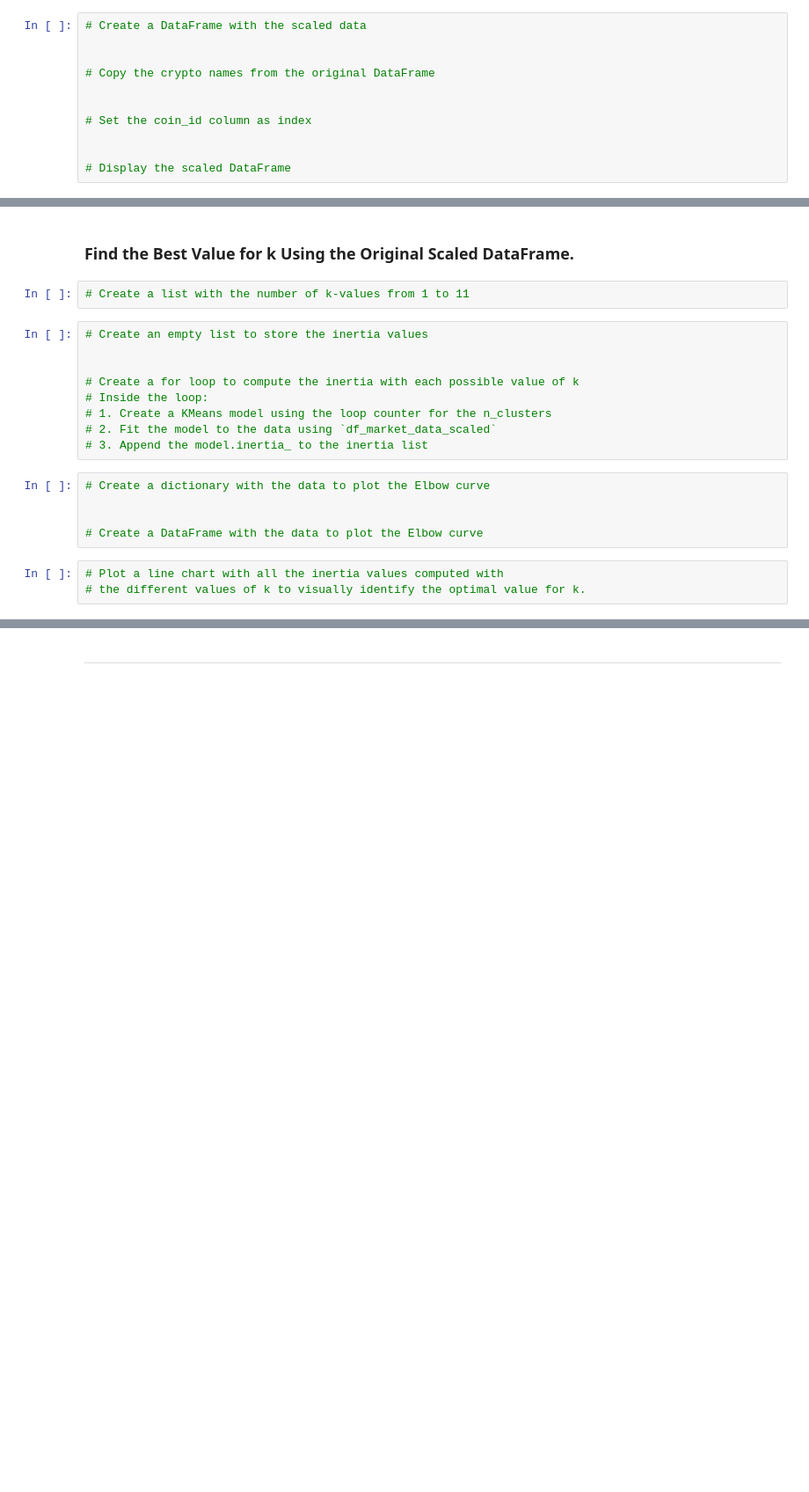
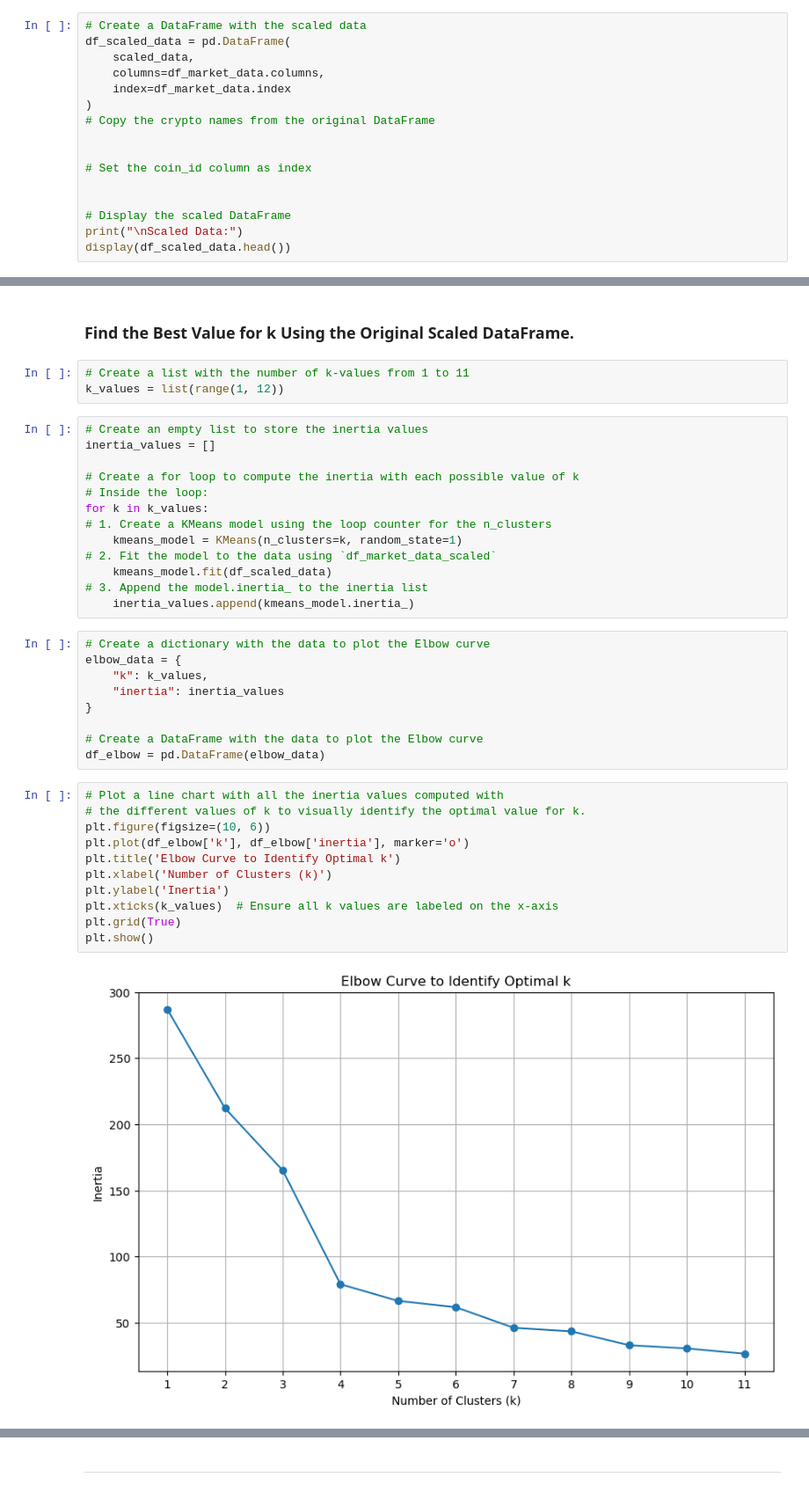
Before and after one commit to KendallBurkett/UT_Module_19, a Jupyter notebook: Crypto_Clustering.ipynb, the cells around one changed output, grey strips where cells are left out. Shown at 88% size. Cells and saved outputs as stored; diff of their text form; blank space fills up the shorter version.

```diff
--- a/Crypto_Clustering.ipynb
+++ b/Crypto_Clustering.ipynb
@@ -61,7 +64,10 @@ df_market_data.hvplot.line(
 # %%
 # Create a DataFrame with the scaled data
-
-
+df_scaled_data = pd.DataFrame(
+    scaled_data,
+    columns=df_market_data.columns,
+    index=df_market_data.index
+)
 # Copy the crypto names from the original DataFrame
 
 
@@ -69,3 +75,5 @@ df_market_data.hvplot.line(
 
 
 # Display the scaled DataFrame
+print("\nScaled Data:")
+display(df_scaled_data.head())
@@ -75,23 +92,42 @@ df_market_data.hvplot.line(
 ### Find the Best Value for k Using the Original Scaled DataFrame.
 # %%
 # Create a list with the number of k-values from 1 to 11
+k_values = list(range(1, 12))
 # %%
 # Create an empty list to store the inertia values
-
+inertia_values = []
 
 # Create a for loop to compute the inertia with each possible value of k
 # Inside the loop:
+for k in k_values:
 # 1. Create a KMeans model using the loop counter for the n_clusters
+    kmeans_model = KMeans(n_clusters=k, random_state=1)
 # 2. Fit the model to the data using `df_market_data_scaled`
+    kmeans_model.fit(df_scaled_data)
 # 3. Append the model.inertia_ to the inertia list
+    inertia_values.append(kmeans_model.inertia_)
 # %%
 # Create a dictionary with the data to plot the Elbow curve
-
+elbow_data = {
+    "k": k_values,
+    "inertia": inertia_values
+}
 
 # Create a DataFrame with the data to plot the Elbow curve
+df_elbow = pd.DataFrame(elbow_data)
 # %%
 # Plot a line chart with all the inertia values computed with
 # the different values of k to visually identify the optimal value for k.
+plt.figure(figsize=(10, 6))
+plt.plot(df_elbow['k'], df_elbow['inertia'], marker='o')
+plt.title('Elbow Curve to Identify Optimal k')
+plt.xlabel('Number of Clusters (k)')
+plt.ylabel('Inertia')
+plt.xticks(k_values)  # Ensure all k values are labeled on the x-axis
+plt.grid(True)
+plt.show()
+# %% [output]
+[figure, added]
 # %% [markdown]
 #### Answer the following question:
 
```
Also changed, not shown: parts of 26 cells of this notebook.
